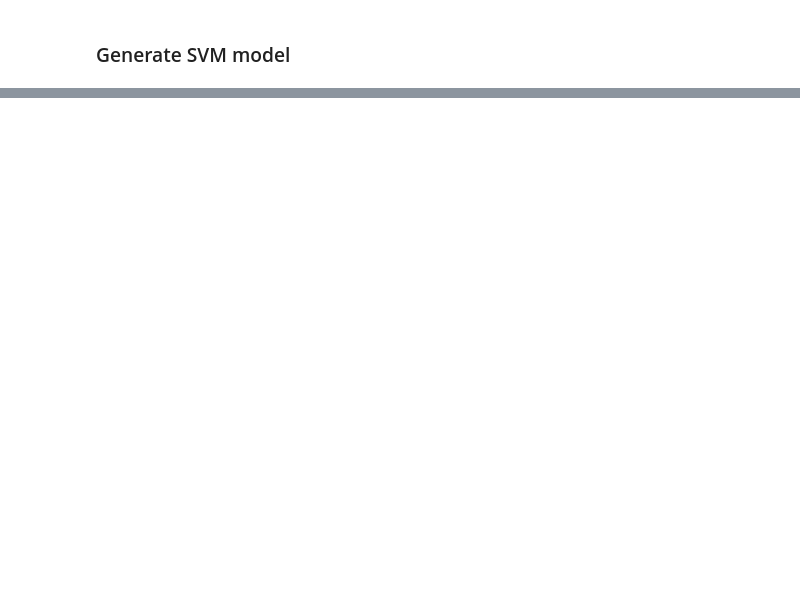
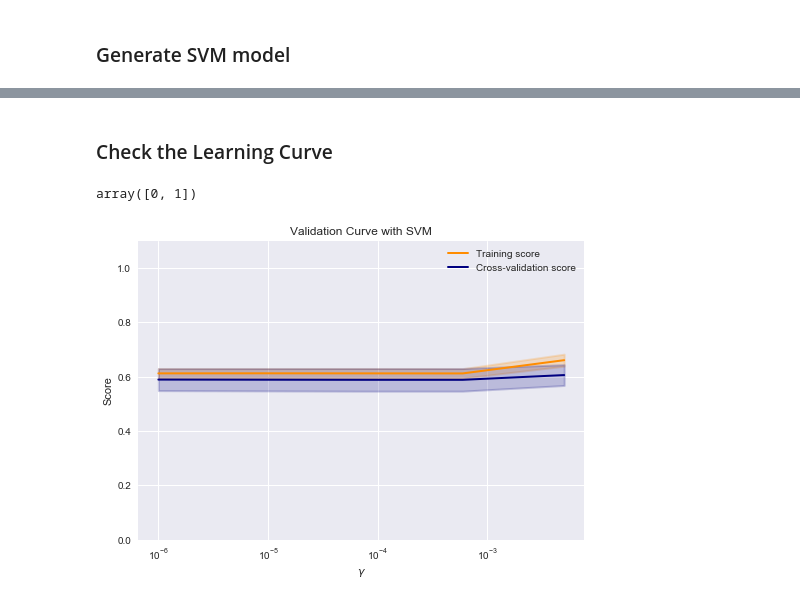
Before and after one commit to JanetLau0310/Machine-Leanrning-Project2, a Jupyter notebook: project2-part1.ipynb, the cells around one changed output, grey strips where cells are left out. Cells and saved outputs as stored; diff of their text form; code cells hidden in the pictures; blank space fills up the shorter version.

```diff
--- a/project2-part1.ipynb
+++ b/project2-part1.ipynb
@@ -284,0 +453,18 @@ array([1, 0, 0, 0, 0, 0, 0, 1, 0, 0, 0, 1, 0, 0, 1, 0, 0, 0, 0, 0, 0, 0,
+# %%
+Best_C_svm = C_grid[idx_min]
+folds = StratifiedKFold(n_splits=10,random_state=1)
+
+X = x_tr
+y = np.array(y_tr)
+k = 0
+scores_svm = []
+for train_index, test_index in folds.split(X,y ):
+    k +=1
+    X_train, X_test = X[train_index], X[test_index]
+    y_train, y_test = y[train_index], y[test_index]
+    clf = svm.SVC(C=Best_C_svm,gamma='scale')
+    clf.fit(x_train, y_tr)
+    scores_svm.append(clf.score(X_test,y_test))
+    print('Fold: %s, Acc: %.3f' % (k, clf.score(X_test,y_test)))
+
+print('\nCross-Validation accuracy: %.3f +/- %.3f' % (np.mean(scores_svm), np.std(scores_svm)))
@@ -284,0 +484,42 @@ array([1, 0, 0, 0, 0, 0, 0, 1, 0, 0, 0, 1, 0, 0, 1, 0, 0, 0, 0, 0, 0, 0,
+# %% [markdown]
+### Check the Learning Curve
+# %%
+y = np.array(y_tr)
+np.unique(y)
+# %% [output]
+array([0, 1])
+# %%
+from sklearn.model_selection import learning_curve
+from sklearn.model_selection import validation_curve
+X = x_tr
+y = np.array(y_tr)
+#建立参数测试集
+param_range = np.logspace(-6, -2.3, 5)
+
+train_scores, test_scores = validation_curve(
+    svm.SVC(), X, y, param_name="gamma", param_range=param_range,
+    scoring="accuracy", n_jobs=1)
+train_scores_mean = np.mean(train_scores, axis=1)
+train_scores_std = np.std(train_scores, axis=1)
+test_scores_mean = np.mean(test_scores, axis=1)
+test_scores_std = np.std(test_scores, axis=1)
+
+plt.title("Validation Curve with SVM")
+plt.xlabel(r"$\gamma$")
+plt.ylabel("Score")
+plt.ylim(0.0, 1.1)
+lw = 2
+plt.semilogx(param_range, train_scores_mean, label="Training score",
+             color="darkorange", lw=lw)
+plt.fill_between(param_range, train_scores_mean - train_scores_std,
+                 train_scores_mean + train_scores_std, alpha=0.2,
+                 color="darkorange", lw=lw)
+plt.semilogx(param_range, test_scores_mean, label="Cross-validation score",
+             color="navy", lw=lw)
+plt.fill_between(param_range, test_scores_mean - test_scores_std,
+                 test_scores_mean + test_scores_std, alpha=0.2,
+                 color="navy", lw=lw)
+plt.legend(loc="best")
+plt.show()
+# %% [output]
+[figure, added]
```
Also changed, not shown: parts of 46 cells of this notebook, 4 other files.
